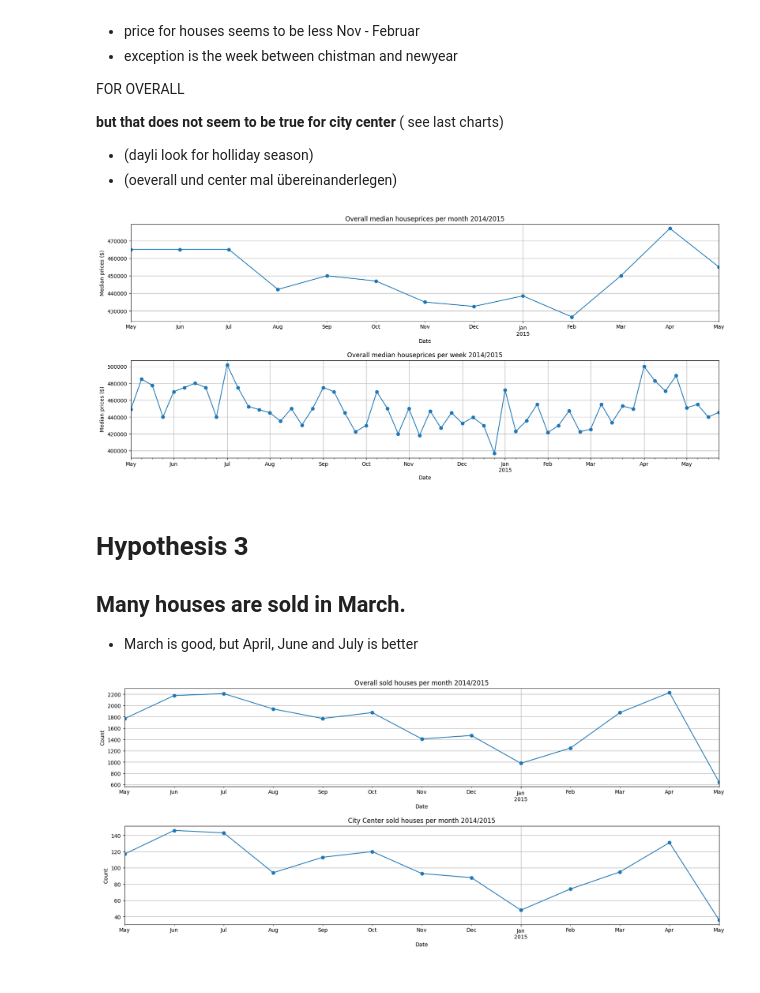
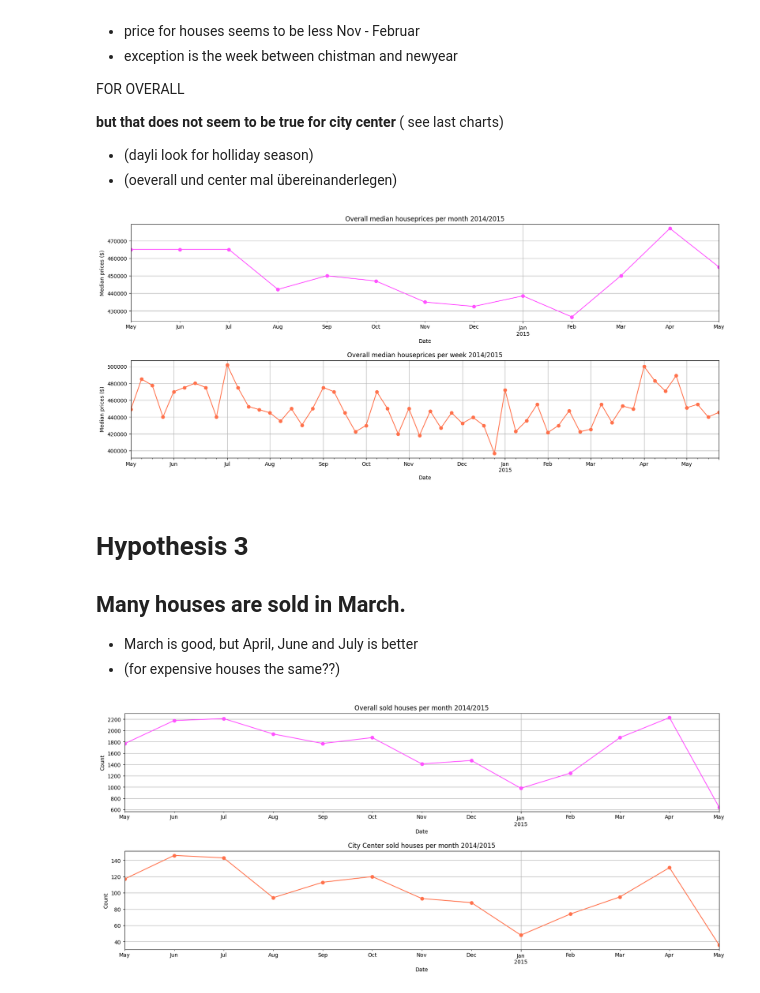
Before and after one commit to julialoeschel/eda-project-houses, a Jupyter notebook: EDA.ipynb, the cells around one changed output. Cells and saved outputs as stored; diff of their text form; code cells hidden in the pictures.

```diff
--- a/EDA.ipynb
+++ b/EDA.ipynb
@@ -372,40 +374,45 @@ FOR OVERALL
 # %%
 # drop outlier (3 Stück Ende Mai 2015)
 
 # df[(df['date'].dt.month == 5) & (df['date'].dt.day == 29)].sort_values(by="date")
 # df.drop(df[df['house_id'] == 9106000005].index, inplace=True)
 
 
 fig, axes = plt.subplots(2,1, figsize=(20, 8))
 
 df.groupby(df['date'].dt.to_period('M'))['price'].median().plot(
     kind='line',
     marker='o',
     title='Overall median houseprices per month 2014/2015',
     xlabel='Date',
     ylabel='Median prices ($)',
     grid=True,
-    ax=axes[0]
+    ax=axes[0],
+    color=colors["pink"]
+
 )
 
 df.groupby(df['date'].dt.to_period('w'))['price'].median().plot(
     kind='line',
     marker='o',
     title='Overall median houseprices per week 2014/2015',
     xlabel='Date',
     ylabel='Median prices ($)',
     grid=True,
-    ax=axes[1]
+    ax=axes[1],
+    color=colors["orange"]
+
 )
 
 plt.subplots_adjust(hspace=0.4, wspace=0.3)
 # %% [output]
-[figure, old version]
+[figure, new version]
 # %% [markdown]
 # Hypothesis 3
 ## Many houses are sold in March.
 
 - March is good, but April, June and July is better
+- (for expensive houses the same??)
 # %%
 fig, axes = plt.subplots(2,1, figsize=(20, 8))
 
@@ -416,7 +423,9 @@ df.groupby(df['date'].dt.to_period('M'))["date"].count().plot(
     xlabel='Date',
     ylabel='Count',
     grid=True,
-     ax=axes[0]
+    ax=axes[0],
+    color=colors["pink"]
+
 )
 
 df_center_area.groupby(df['date'].dt.to_period('M'))["date"].count().plot(
@@ -426,9 +435,10 @@ df_center_area.groupby(df['date'].dt.to_period('M'))["date"].count().plot(
     xlabel='Date',
     ylabel='Count',
     grid=True,
-    ax=axes[1]
+    ax=axes[1],
+    color=colors["orange"]
 )
 
 plt.subplots_adjust(hspace=0.4, wspace=0.3)
 # %% [output]
-[figure, old version]
+[figure, new version]
```
Also changed, not shown: parts of 5 cells of this notebook.
